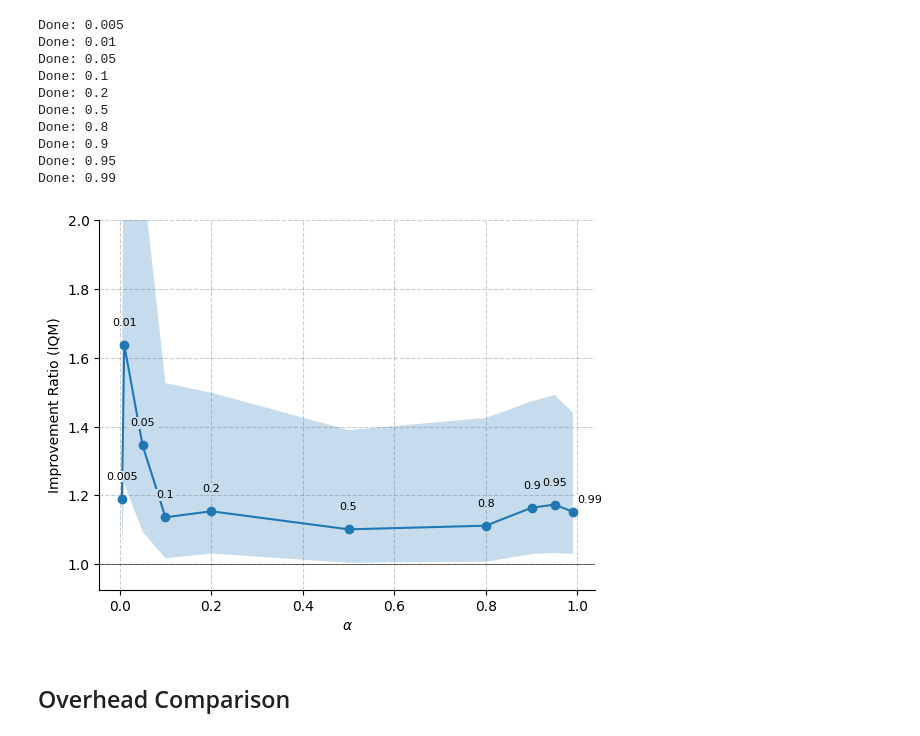
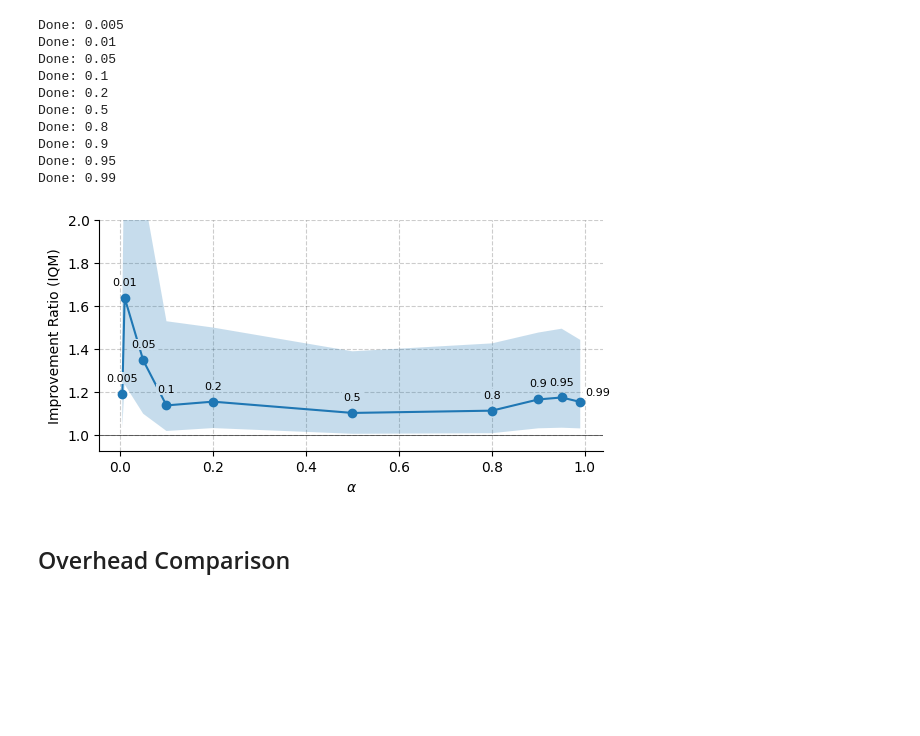
Before and after one commit to foty-hub/msc_thesis, a Jupyter notebook: notebooks/cartpole/final_plots.ipynb, the cells around one changed output. Drawn from its saved outputs; the diff is of its cells as text; code cells hidden in the pictures; blank space fills up the shorter version.

```diff
--- a/notebooks/cartpole/final_plots.ipynb
+++ b/notebooks/cartpole/final_plots.ipynb
@@ -79,7 +79,7 @@ lunarlander_info = EnvInfo(
     min_return=0,
 )
 
-CFG = mountaincar_info
+CFG = cartpole_info
 # %%
 from functools import cache
 
@@ -675,7 +678,7 @@ from matplotlib.transforms import Bbox
 
 alpha_res['alpha'] = pd.to_numeric(alpha_res['alpha'])
 
-fig, ax = plt.subplots()
+fig, ax = plt.subplots(figsize=(6.5, 3))
 
 # Explicit zorders: line < blockouts < fill < text
 (line,) = ax.plot(alpha_vals, alpha_res['mean'], marker='o', zorder=2)
@@ -714,34 +717,34 @@ for i, (x, y) in enumerate(zip(alpha_vals, alpha_res['mean'])):
             )
         )
 
 # 2) Force a draw so text sizes are known
 fig.canvas.draw()
 renderer = fig.canvas.get_renderer()
 
 # 3) For each text, add a white rectangle underneath the fill but above the line
 for t in texts:
     # Get text bbox in display (pixel) coords and pad slightly
     bb_disp = t.get_window_extent(renderer=renderer).expanded(1.15, 1.15)
 
     # Convert bbox corners to data coordinates
     (x0, y0), (x1, y1) = ax.transData.inverted().transform(bb_disp.get_points())
 
     # White blockout rectangle
     rect = mpatches.Rectangle(
         (x0, y0),
         width=(x1 - x0),
         height=(y1 - y0),
         facecolor='white',
         edgecolor='none',
         zorder=2.1,      # above line, below fill
         clip_on=True     # keep within axes
     )
     ax.add_patch(rect)
 
 plt.savefig(output_dir / 'alpha' / 'alpha_cartpole.pdf', bbox_inches='tight')
 plt.show()
 # %% [output]
-[figure, old version]
+[figure, new version]
 # %% [markdown]
 ## Overhead Comparison
 # %%
```
Also changed, not shown: parts of 10 cells of this notebook, 1 other file.
